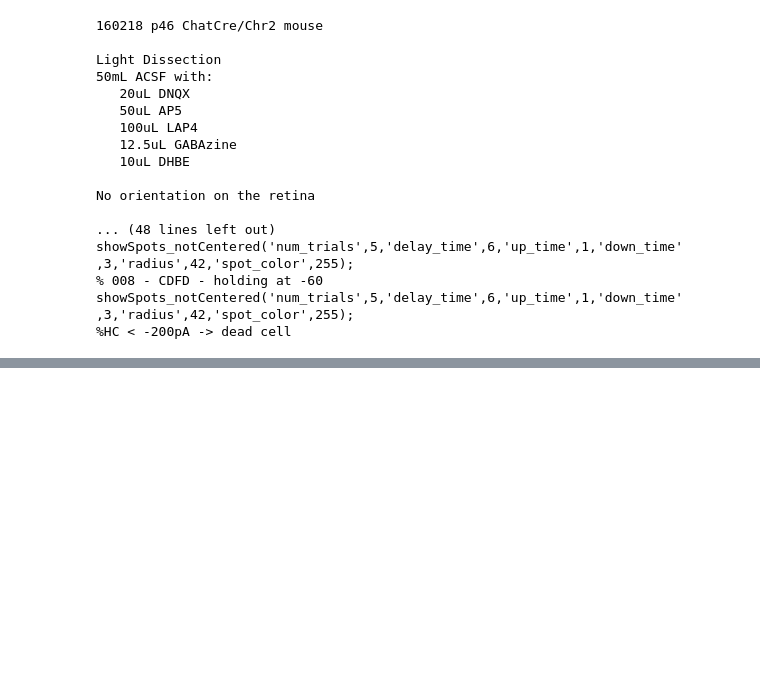
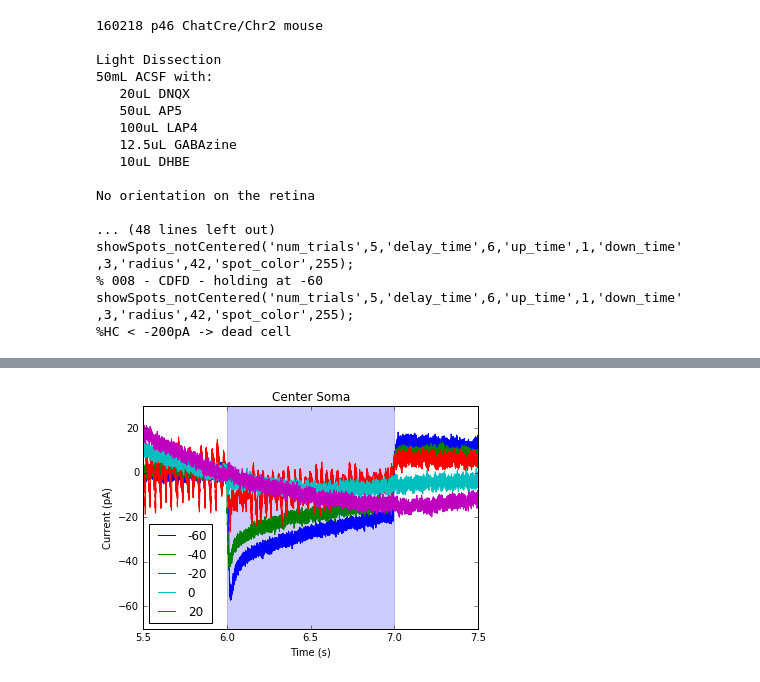
Before and after one commit to vdutell/ephysanalysis, a Jupyter notebook: vclamp.ipynb, the cells around one changed output, grey strips where cells are left out. Drawn from its saved outputs; the diff is of its cells as text; code cells hidden in the pictures; blank space fills up the shorter version.

```diff
--- a/vclamp.ipynb
+++ b/vclamp.ipynb
@@ -1343,0 +1368,8 @@ plt.legend(loc=4)
+# %%
+date = '160314'
+datef2 = '2016_03_14_'
+
+##read in the file so we can see which SAC recording we are looking at
+f = open('../data/ChatCreChR2/' + date + '.m')
+text = f.read()
+print(text)
@@ -1343,0 +1394,42 @@ plt.legend(loc=4)
+# %%
+sweeplist = ['-60','-40','-20','0','20']
+cs_conditions = ['0015','0016','0017']
+cdl_conditions = ['0018','0019','0020'] #center dendrite left
+cdt_conditions = ['0021','0022','0023'] #center dendrite top
+
+fnamepre = '../data/ChatCreChR2/' + date + ' ChR2ChatCrep56/' + datef2
+fnamepost = '.abf'
+mylabel = ''
+stimstart = 6.
+stimend = 7.
+rawbg = 0
+submean = 1
+fullsweep = 0
+hpfilter = 1
+
+plotavgsweeps(sweeplist, cs_conditions, fnamepre, fnamepost, mylabel, stimstart, stimend, rawbg, submean, hpfilter)
+
+##show limits of stimulation
+plt.axvspan(stimstart, stimend, alpha=0.2, color='blue')
+
+#choose how much of sweep to plot (x and y limits)
+if(fullsweep):
+    plt.xlim([0, 10])
+    plt.ylim([-1000, 1000])
+elif not(submean):
+    plt.xlim([5.5, 7.5])
+    plt.ylim([-200, 500])
+elif(submean):
+    plt.xlim([5.5, 7.5])
+    plt.ylim([-70, 30])
+
+plt.xlabel('Time (s)')
+plt.ylabel('Current (pA)')
+
+plt.title('Center Soma')
+
+if not(rawbg):
+    plt.legend(loc=3)
+    plt.show()
+# %% [output]
+[figure, added]
```
Also changed, not shown: parts of 10 cells of this notebook.
